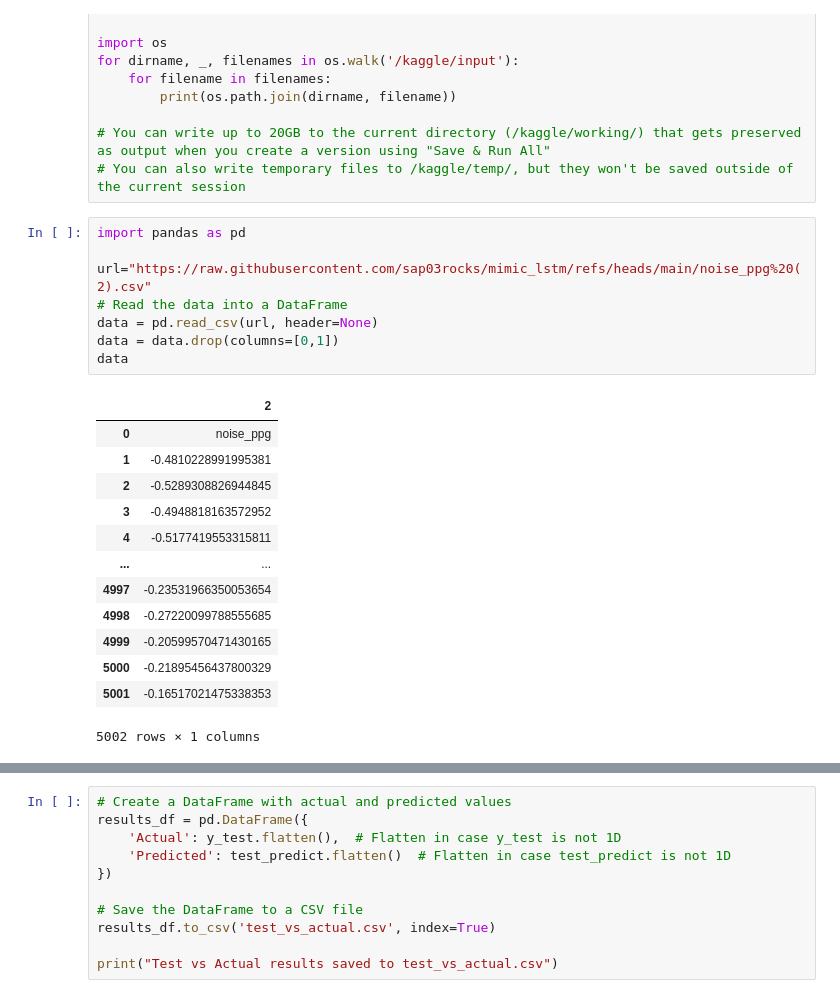
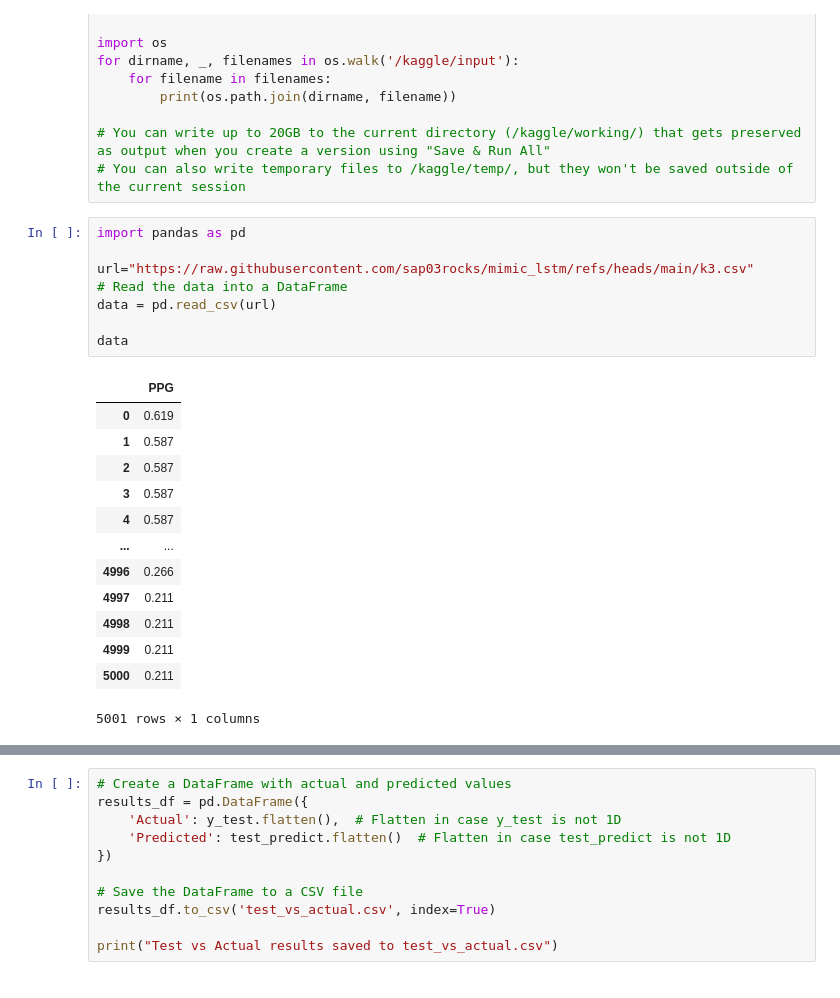
Before and after one commit to sap03rocks/mimic_lstm, a Jupyter notebook: FINAL.ipynb, the cells around one changed output, grey strips where cells are left out. Drawn from its saved outputs; the diff is of its cells as text.

```diff
--- a/FINAL.ipynb
+++ b/FINAL.ipynb
@@ -21,25 +21,25 @@ for dirname, _, filenames in os.walk('/kaggle/input'):
 # %%
 import pandas as pd
 
-url="https://raw.githubusercontent.com/sap03rocks/mimic_lstm/refs/heads/main/noise_ppg%20(2).csv"
+url="https://raw.githubusercontent.com/sap03rocks/mimic_lstm/refs/heads/main/k3.csv"
 # Read the data into a DataFrame
-data = pd.read_csv(url, header=None)
-data = data.drop(columns=[0,1])
+data = pd.read_csv(url)
+
 data
 # %% [output]
-|  | 2 |
-| 0 | noise_ppg |
-| 1 | -0.4810228991995381 |
-| 2 | -0.5289308826944845 |
-| 3 | -0.4948818163572952 |
-| 4 | -0.5177419553315811 |
+|  | PPG |
+| 0 | 0.619 |
+| 1 | 0.587 |
+| 2 | 0.587 |
+| 3 | 0.587 |
+| 4 | 0.587 |
 | ... | ... |
-| 4997 | -0.23531966350053654 |
-| 4998 | -0.27220099788555685 |
-| 4999 | -0.20599570471430165 |
-| 5000 | -0.21895456437800329 |
-| 5001 | -0.16517021475338353 |
+| 4996 | 0.266 |
+| 4997 | 0.211 |
+| 4998 | 0.211 |
+| 4999 | 0.211 |
+| 5000 | 0.211 |
-5002 rows × 1 columns
+5001 rows × 1 columns
 # %%
 import numpy as np
 import pandas as pd
```
Also changed, not shown: parts of 9 cells of this notebook.
